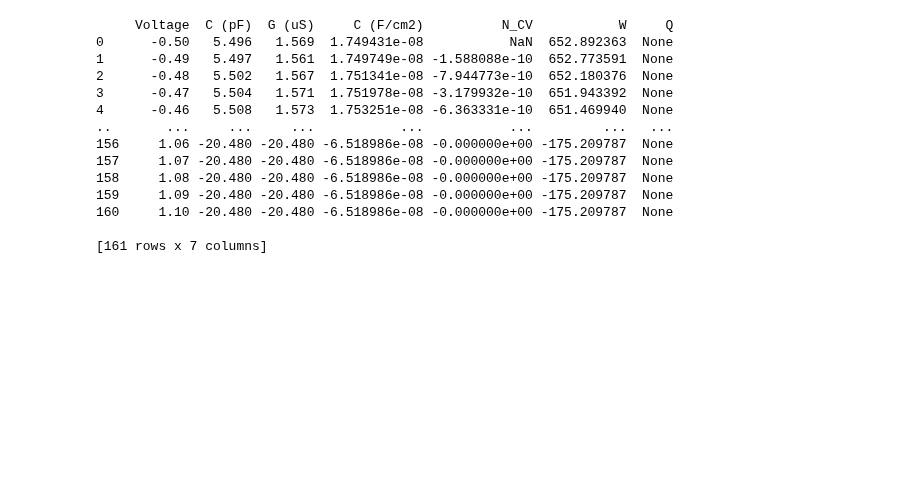
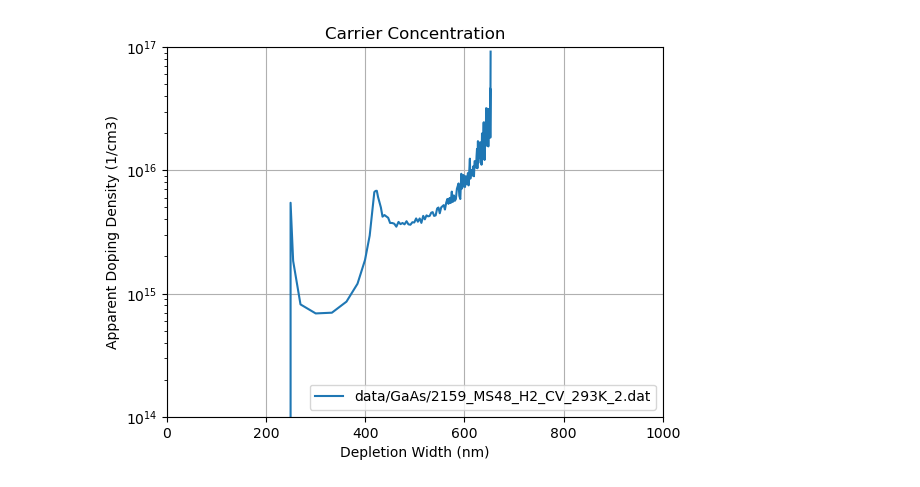
Before and after one commit to schwarzmalte/CDE_Valencia_2023_proceedings, a Jupyter notebook: data_plot.ipynb, the cells around one changed output. Cells and saved outputs as stored; diff of their text form; code cells hidden in the pictures; blank space fills up the shorter version.

Commit message:
First Plots finished. Improve plot add data

```diff
--- a/data_plot.ipynb
+++ b/data_plot.ipynb
@@ -7,31 +8,19 @@ import matplotlib.pyplot as plt #plot the data
 #device properties
 device_surface_A = constants.pi*(100*1E-4)**2 #[cm**2], circular diodes of 100um radius
 eps_GaAs = 12.9 #dielectric constant of GaAs
+omega = 2*constants.pi*1E6 #measurement frequency of 1 MHz
 # %%
 #read the data into a data frame function
 def data_prep(file):
     df = pd.read_csv(file,sep='\t',header=None,names=["Voltage","C (pF)","G (uS)"],skiprows=1) #tab separated file with empty first row
     df['C (F/cm2)'] = df['C (pF)']*1E-12/device_surface_A #capacitance density
-    df['N_CV'] = (-2/constants.e*eps_GaAs*constants.epsilon_0/100)*(((df['C (F/cm2)'])**2).diff()/df['Voltage'].diff()) #carrier concentration
-    df['W'] = eps_GaAs*(constants.epsilon_0/100)/df['C (F/cm2)']*1e7 #calculate depletion width in nm, /100 for m->cm , 1E7 for cm->nm
-    df['Q'] = None #Calculate Quality factor
-    print(df)
+    df['N_CV (cm-3)'] = (-2/(constants.e*eps_GaAs*(constants.epsilon_0/100)))*(((df['C (F/cm2)'])**-2).diff()/df['Voltage'].diff())**-1 #carrier concentration
+    df['W (nm)'] = eps_GaAs*(constants.epsilon_0/100)/df['C (F/cm2)']*1e7 #calculate depletion width in nm, /100 for m->cm , 1E7 for cm->nm
+    df['Q'] = omega*df['C (pF)']/df['G (uS)']*1E-6 #Calculate Quality factor, 1E6 corrects for pF and uS
+    df.loc[df['Q']>=3.0] #now only keep the CV for which we trust the Q factor
+    return df
 #perform calculations on data frame
 # %%
-file = "data/GaAs/2159_MS48_H2_CV_293K_2.dat"
-data_prep(file)
+example_file = "data/GaAs/2159_MS48_H2_CV_293K_2.dat"
+example_data = data_prep(example_file)
+#print(data)
-# %% [output]
-     Voltage  C (pF)  G (uS)     C (F/cm2)          N_CV           W     Q
-0      -0.50   5.496   1.569  1.749431e-08           NaN  652.892363  None
-1      -0.49   5.497   1.561  1.749749e-08 -1.588088e-10  652.773591  None
-2      -0.48   5.502   1.567  1.751341e-08 -7.944773e-10  652.180376  None
-3      -0.47   5.504   1.571  1.751978e-08 -3.179932e-10  651.943392  None
-4      -0.46   5.508   1.573  1.753251e-08 -6.363331e-10  651.469940  None
-..       ...     ...     ...           ...           ...         ...   ...
-156     1.06 -20.480 -20.480 -6.518986e-08 -0.000000e+00 -175.209787  None
-157     1.07 -20.480 -20.480 -6.518986e-08 -0.000000e+00 -175.209787  None
-158     1.08 -20.480 -20.480 -6.518986e-08 -0.000000e+00 -175.209787  None
-159     1.09 -20.480 -20.480 -6.518986e-08 -0.000000e+00 -175.209787  None
-160     1.10 -20.480 -20.480 -6.518986e-08 -0.000000e+00 -175.209787  None
-
-[161 rows x 7 columns]
@@ -41,0 +27,16 @@ data_prep(file)
+# %%
+#plot the data frame function
+def plot_CC(df,name):
+    #plt.figure()
+    plt.plot(df['W (nm)'], df['N_CV (cm-3)'],label=name)
+    plt.xlabel('Depletion Width (nm)')
+    plt.ylabel('Apparent Doping Density (1/cm3)')
+    plt.yscale('log')
+    plt.grid()
+    plt.xlim([0,1000])
+    plt.ylim([1E14,1E17])
+    plt.title('Carrier Concentration')
+    plt.legend()
+plot_CC(example_data,example_file)
+# %% [output]
+[figure, added]
```
Also changed, not shown: parts of 5 cells of this notebook, 1 other file.
